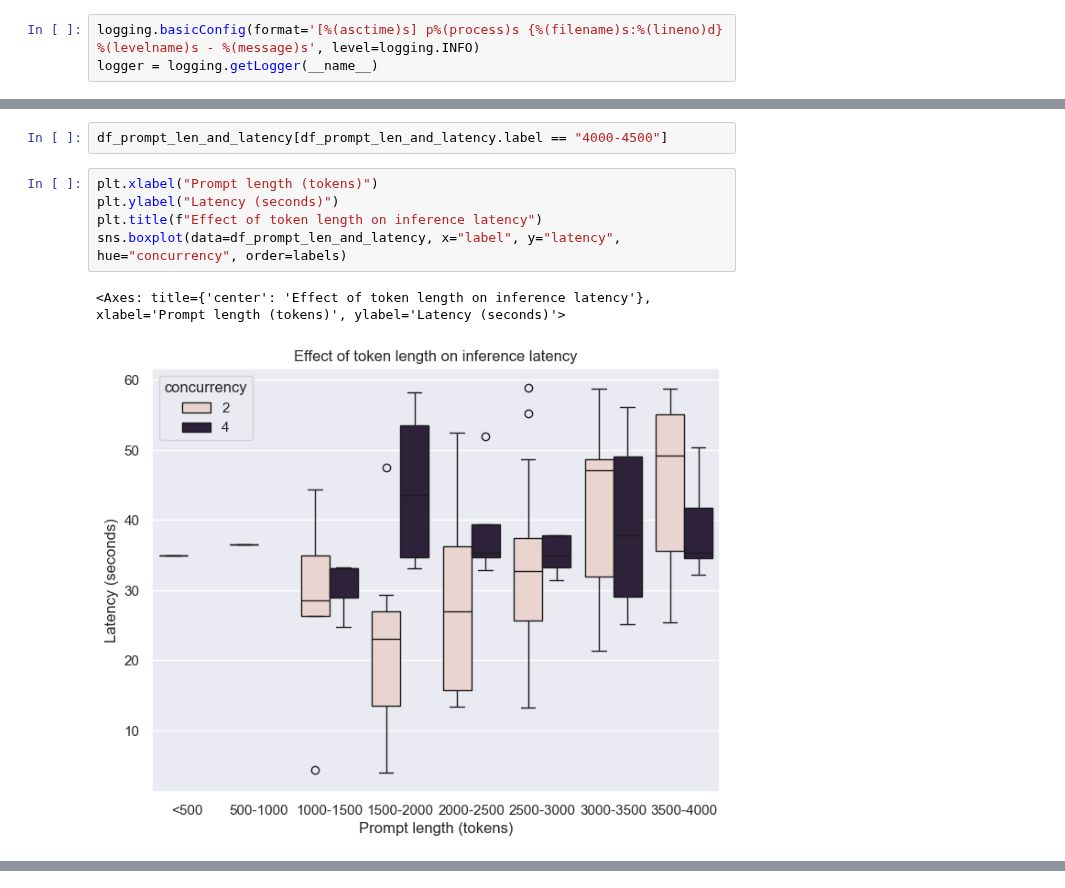
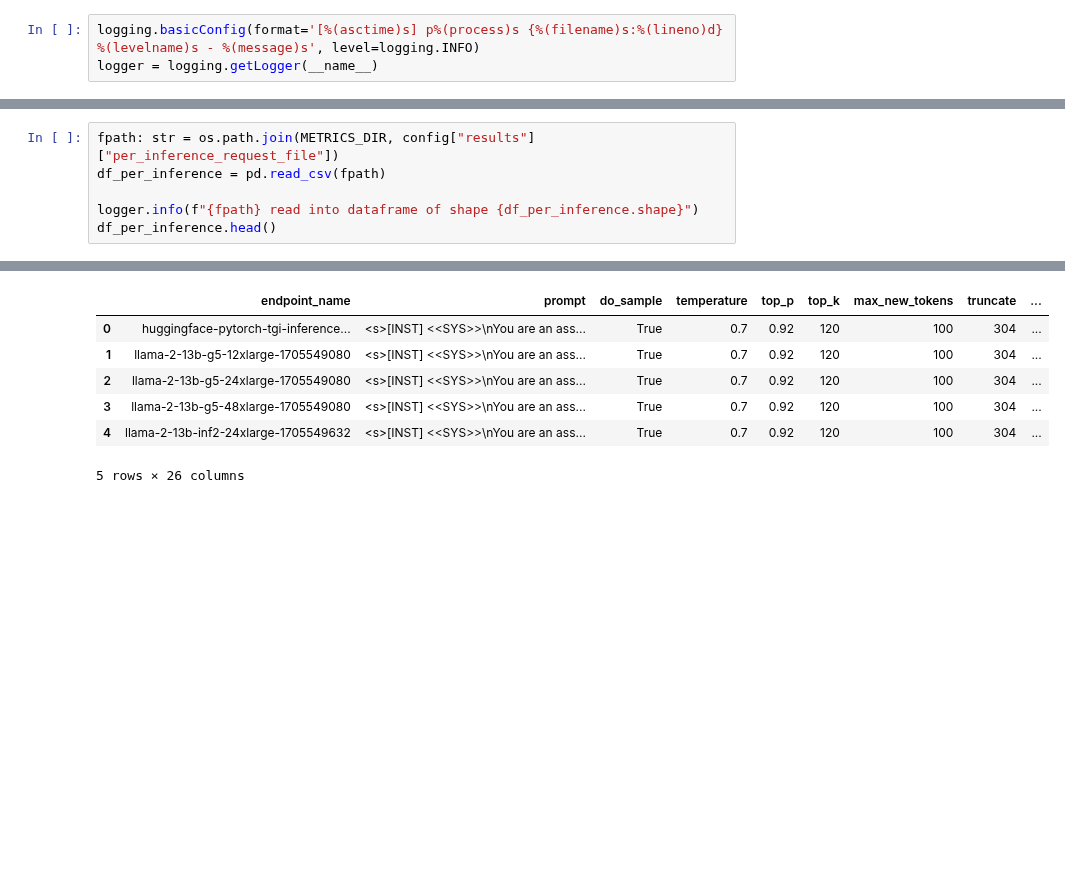
Before and after one commit to aws-samples/foundation-model-benchmarking-tool, a Jupyter notebook: 4_model_metric_analysis.ipynb, the cells around one changed output, grey strips where cells are left out. Cells and saved outputs as stored; diff of their text form; blank space fills up the shorter version.

```diff
--- a/4_model_metric_analysis.ipynb
+++ b/4_model_metric_analysis.ipynb
@@ -136,10 +74,7 @@ Name: count, dtype: int64
-# %%
-df_prompt_len_and_latency[df_prompt_len_and_latency.label == "4000-4500"]
-# %%
-plt.xlabel("Prompt length (tokens)")
-plt.ylabel("Latency (seconds)")
-plt.title(f"Effect of token length on inference latency")
-sns.boxplot(data=df_prompt_len_and_latency, x="label", y="latency", hue="concurrency", order=labels)
-# %% [output]
-<Axes: title={'center': 'Effect of token length on inference latency'}, xlabel='Prompt length (tokens)', ylabel='Latency (seconds)'>
-[figure, removed]
+# %%
+fpath: str = os.path.join(METRICS_DIR, config["results"]["per_inference_request_file"])
+df_per_inference = pd.read_csv(fpath)
+
+logger.info(f"{fpath} read into dataframe of shape {df_per_inference.shape}")
+df_per_inference.head()
+# %% [output]
@@ -145,0 +82,7 @@ sns.boxplot(data=df_prompt_len_and_latency, x="label", y="latency", hue="concurr
+|  | endpoint_name | prompt | do_sample | temperature | top_p | top_k | max_new_tokens | truncate | ... |
+| 0 | huggingface-pytorch-tgi-inference... | <s>[INST] <<SYS>>\nYou are an ass... | True | 0.7 | 0.92 | 120 | 100 | 304 | ... |
+| 1 | llama-2-13b-g5-12xlarge-1705549080 | <s>[INST] <<SYS>>\nYou are an ass... | True | 0.7 | 0.92 | 120 | 100 | 304 | ... |
+| 2 | llama-2-13b-g5-24xlarge-1705549080 | <s>[INST] <<SYS>>\nYou are an ass... | True | 0.7 | 0.92 | 120 | 100 | 304 | ... |
+| 3 | llama-2-13b-g5-48xlarge-1705549080 | <s>[INST] <<SYS>>\nYou are an ass... | True | 0.7 | 0.92 | 120 | 100 | 304 | ... |
+| 4 | llama-2-13b-inf2-24xlarge-1705549632 | <s>[INST] <<SYS>>\nYou are an ass... | True | 0.7 | 0.92 | 120 | 100 | 304 | ... |
+5 rows × 26 columns
```
Also changed, not shown: parts of 29 cells of this notebook, 27 other files.
